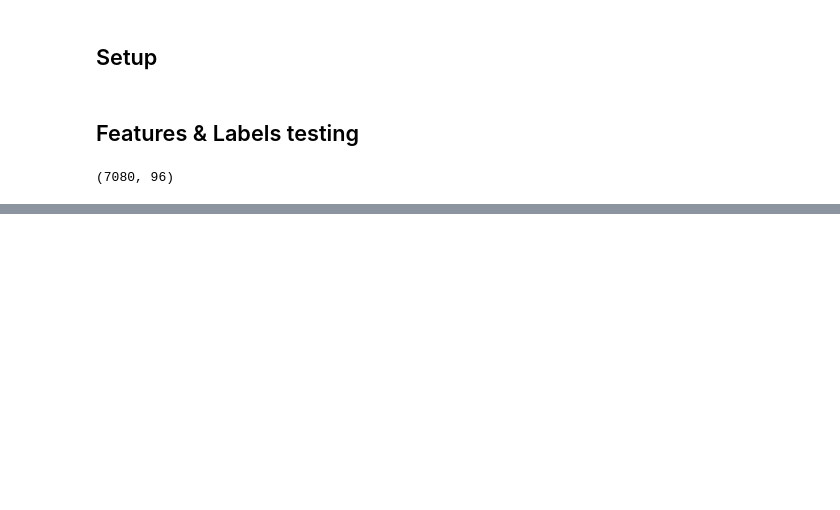
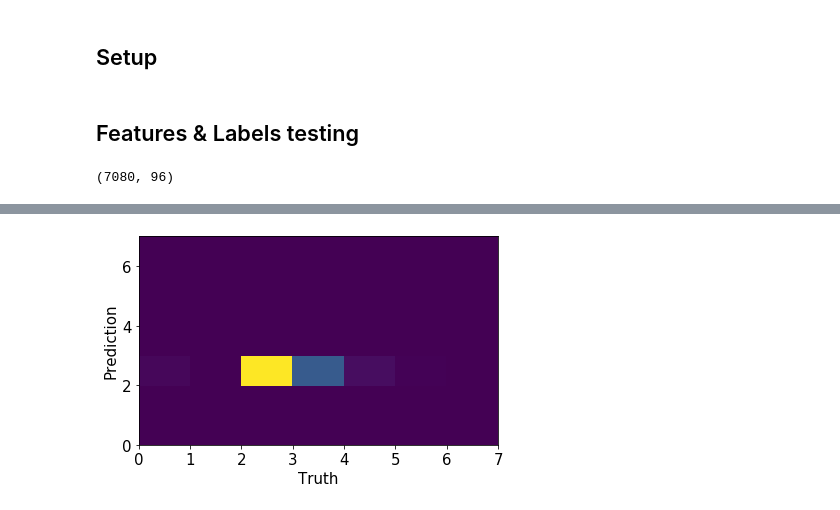
Before and after one commit to tristanlmiller/auto-guitar-tabs, a Jupyter notebook: Logistic Regression model.ipynb, the cells around one changed output, grey strips where cells are left out. Cells and saved outputs as stored; diff of their text form; code cells hidden in the pictures; blank space fills up the shorter version.

```diff
--- a/Logistic Regression model.ipynb
+++ b/Logistic Regression model.ipynb
@@ -97,0 +146,3 @@ print((7-1)**2)
+# %%
+standard_features_play, standard_labels_play = chord_loader.standardize_root(
+    features_play,labels_play,1,transposed=True)
@@ -97,0 +161,10 @@ print((7-1)**2)
+# %%
+plt.pcolor(quality_c_mat)
+#plt.xticks(ticks=np.arange(0.5,11.5,1))
+#plt.yticks(ticks=np.arange(0.5,11.5,1))
+plt.xlabel('Truth')
+plt.ylabel('Prediction')
+plt.rc('font', size=15)
+plt.tight_layout()
+# %% [output]
+[figure, added]
```
Also changed, not shown: parts of 28 cells of this notebook, 1 other file.
